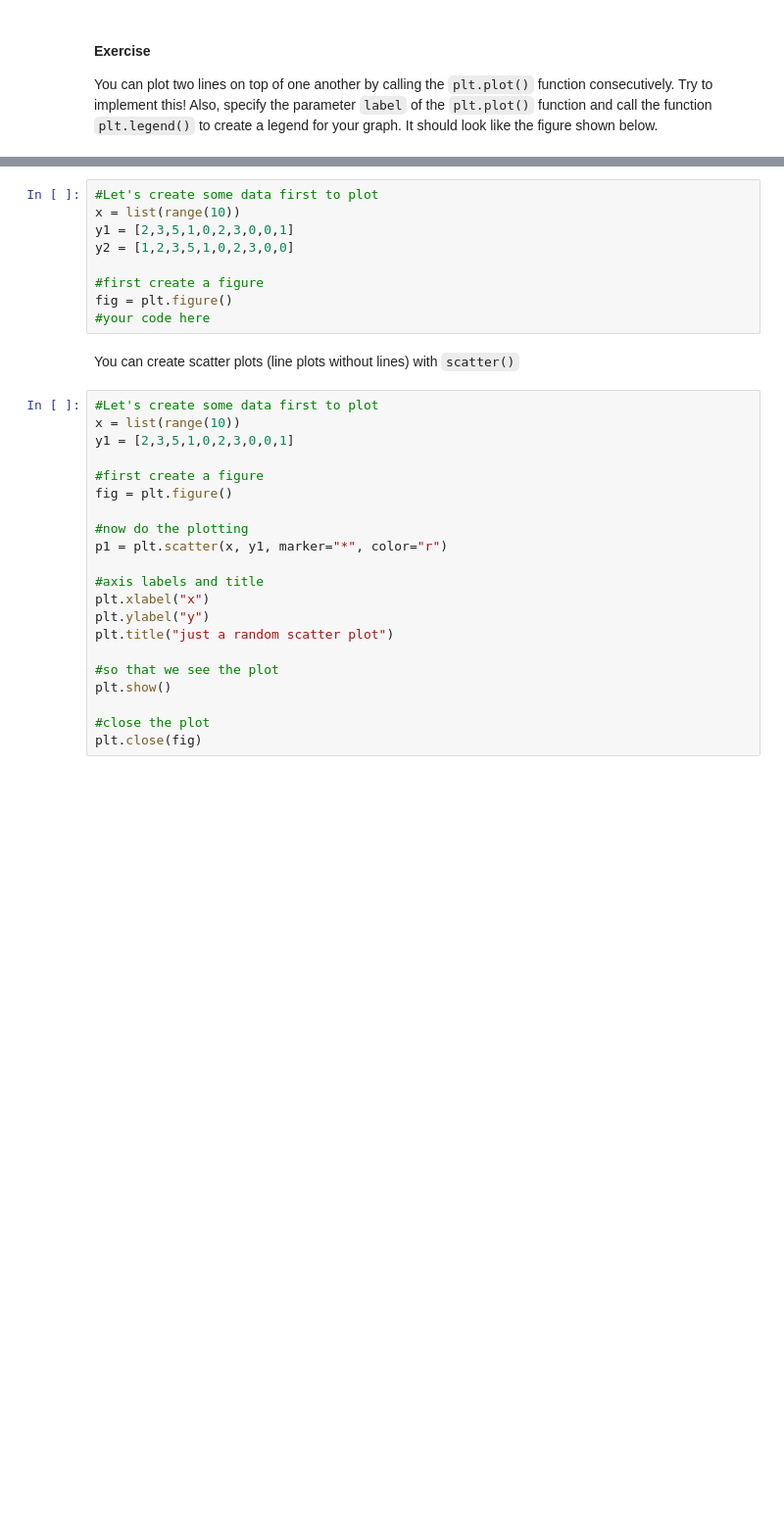
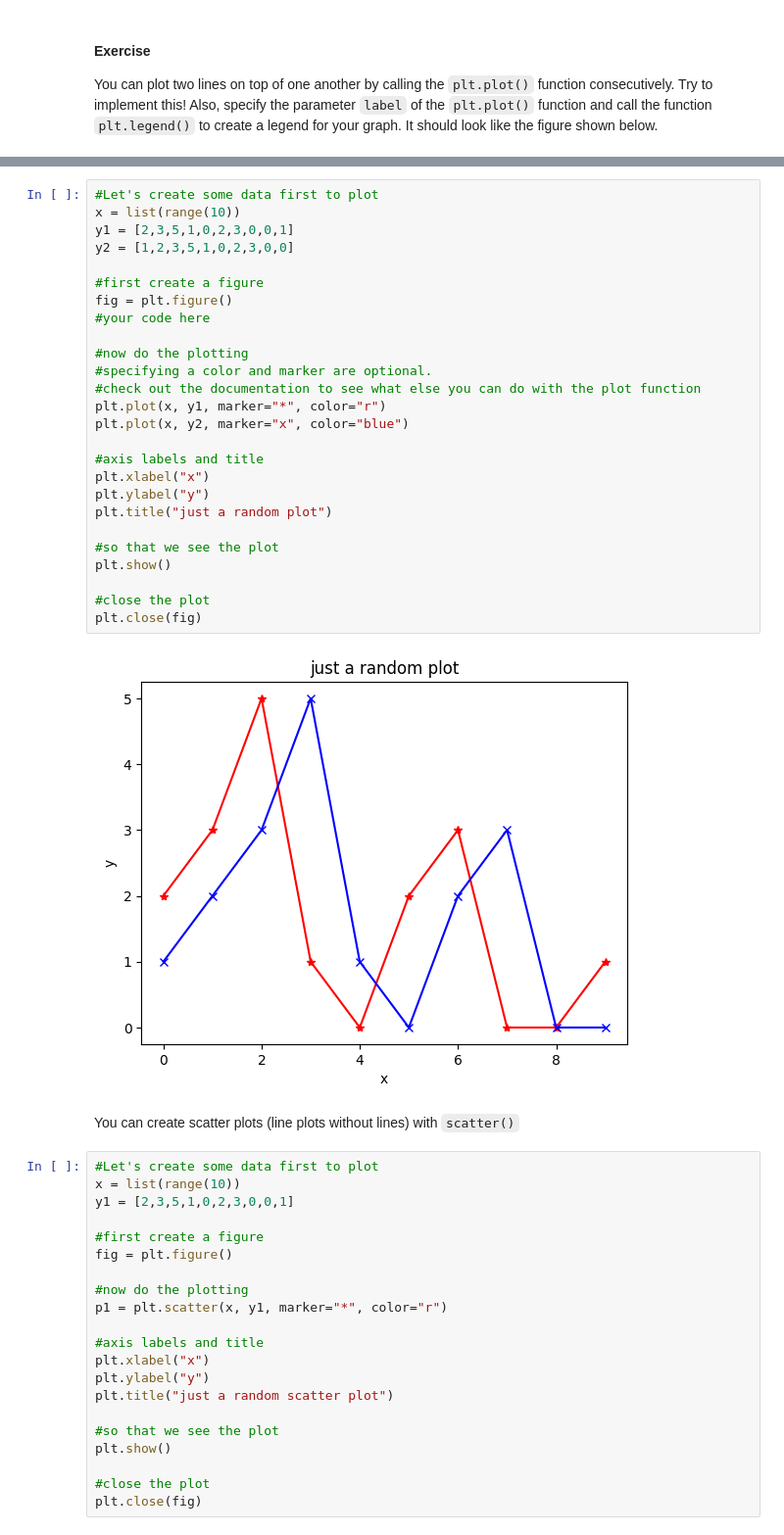
Before and after one commit to TomasAnderegg/Deep-Learning-for-Autonomous-Vehicles, a Jupyter notebook: exercises/01-python/intro_to_python.ipynb, the cells around one changed output, grey strips where cells are left out. Shown at 98% size. Saved outputs shown, nothing was run; the diff lists cells and outputs as text; blank space fills up the shorter version.

```diff
--- a/exercises/01-python/intro_to_python.ipynb
+++ b/exercises/01-python/intro_to_python.ipynb
@@ -1006,12 +1045,31 @@ You can plot two lines on top of one another by calling the `plt.plot()` functio
 # %%
 #Let's create some data first to plot
 x = list(range(10))
 y1 = [2,3,5,1,0,2,3,0,0,1]
 y2 = [1,2,3,5,1,0,2,3,0,0]
 
 #first create a figure
 fig = plt.figure()
 #your code here
+
+#now do the plotting
+#specifying a color and marker are optional.
+#check out the documentation to see what else you can do with the plot function
+plt.plot(x, y1, marker="*", color="r")
+plt.plot(x, y2, marker="x", color="blue")
+
+#axis labels and title
+plt.xlabel("x")
+plt.ylabel("y")
+plt.title("just a random plot")
+
+#so that we see the plot
+plt.show()
+
+#close the plot
+plt.close(fig)
+# %% [output]
+[figure, added]
 # %% [markdown]
 You can create scatter plots (line plots without lines) with `scatter()`
 # %%
```
Also changed, not shown: parts of 10 cells of this notebook.
